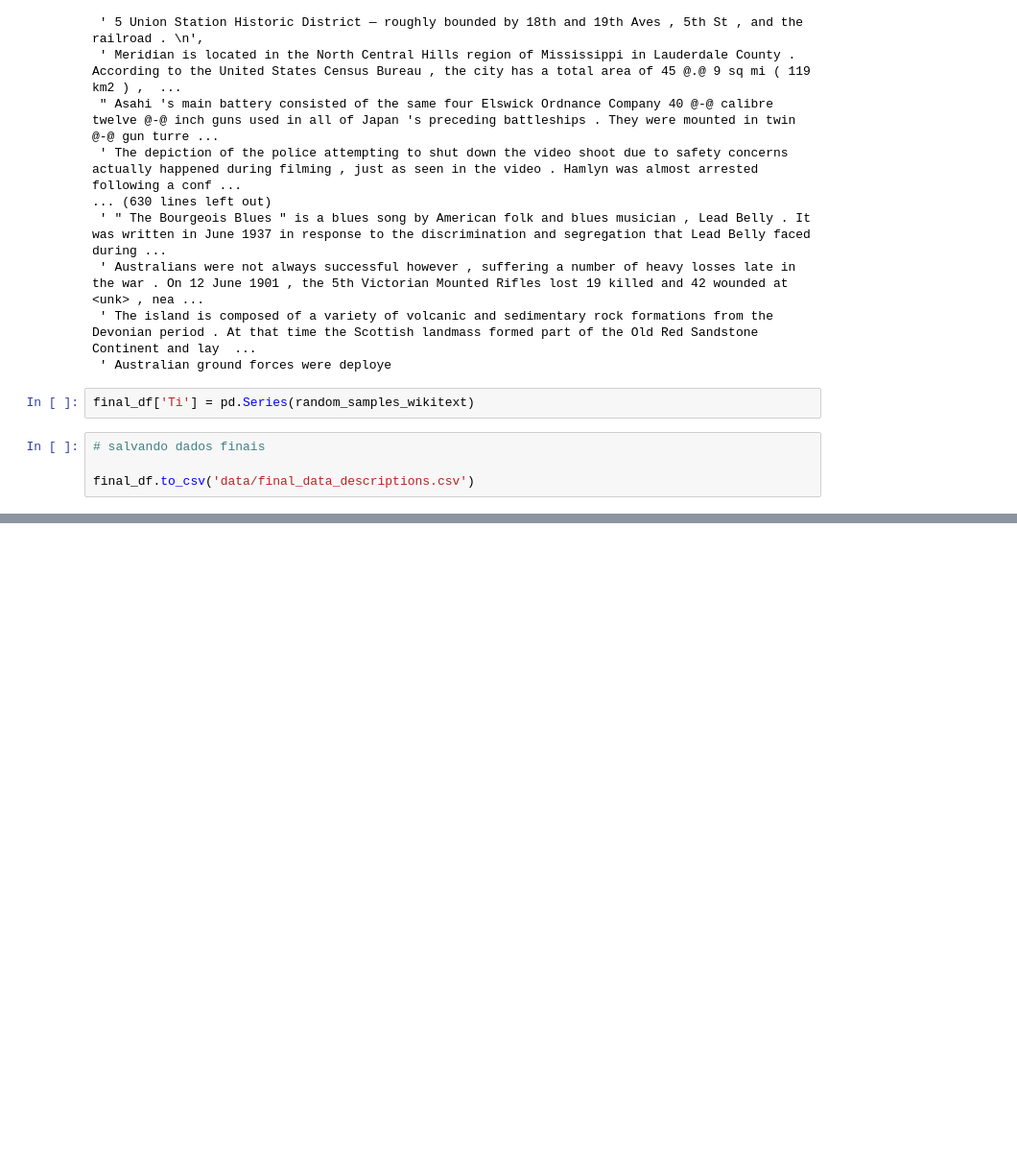
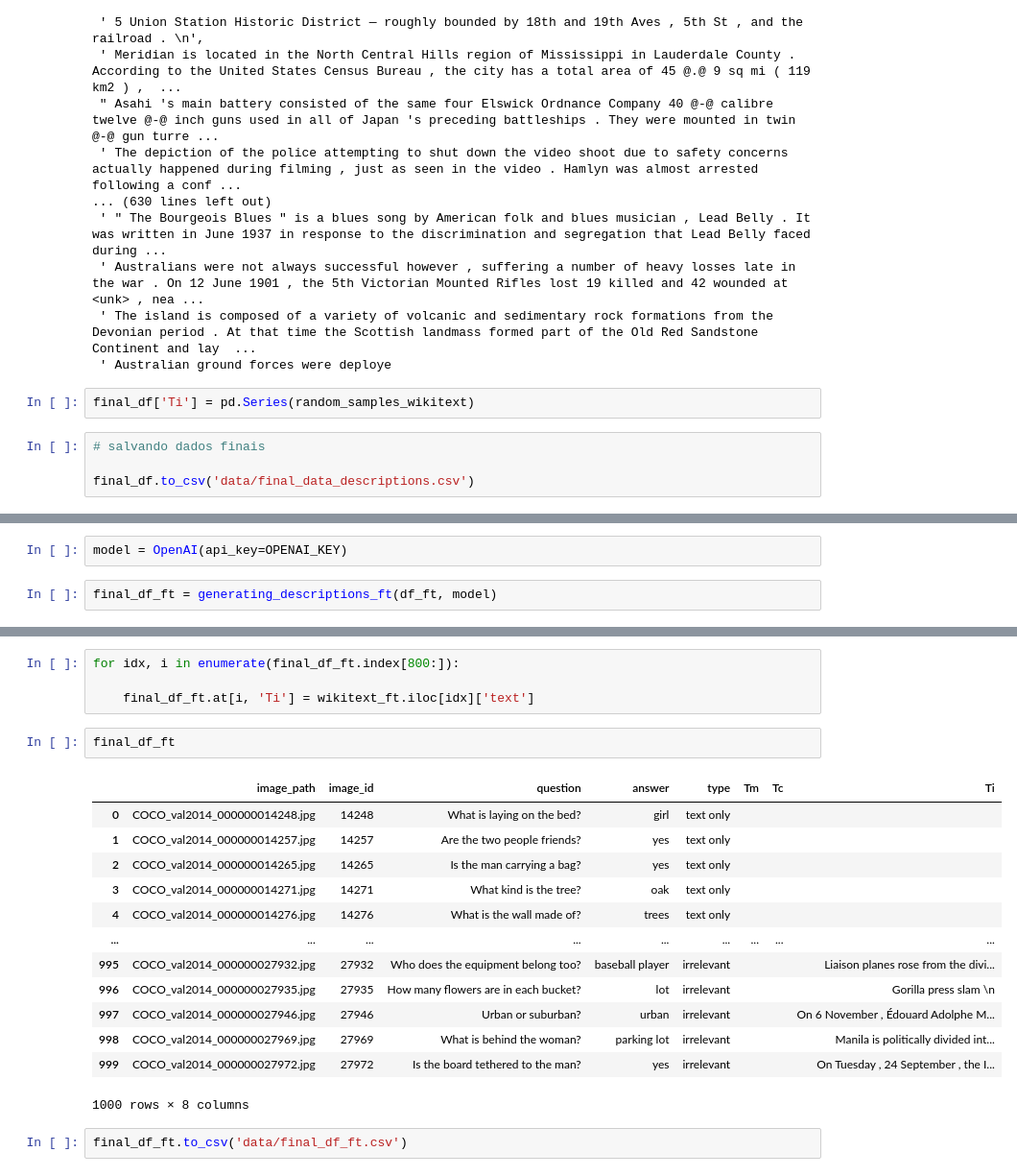
Before and after one commit to GabrielAlbuquerque01/projeto-visao, a Jupyter notebook: treatment_and_text_generation.ipynb, the cells around one changed output, grey strips where cells are left out. Shown: that part at 96% size. Drawn from its saved outputs; the diff is of its cells as text; blank space fills up the shorter version.

```diff
--- a/treatment_and_text_generation.ipynb
+++ b/treatment_and_text_generation.ipynb
@@ -424,0 +594,4 @@ final_df.to_csv('data/final_data_descriptions.csv')
+# %%
+model = OpenAI(api_key=OPENAI_KEY)
+# %%
+final_df_ft = generating_descriptions_ft(df_ft, model)
@@ -424,0 +616,22 @@ final_df.to_csv('data/final_data_descriptions.csv')
+# %%
+for idx, i in enumerate(final_df_ft.index[800:]):
+
+    final_df_ft.at[i, 'Ti'] = wikitext_ft.iloc[idx]['text']
+# %%
+final_df_ft
+# %% [output]
+|  | image_path | image_id | question | answer | type | Tm | Tc | Ti |
+| 0 | COCO_val2014_000000014248.jpg | 14248 | What is laying on the bed? | girl | text only |  |  |  |
+| 1 | COCO_val2014_000000014257.jpg | 14257 | Are the two people friends? | yes | text only |  |  |  |
+| 2 | COCO_val2014_000000014265.jpg | 14265 | Is the man carrying a bag? | yes | text only |  |  |  |
+| 3 | COCO_val2014_000000014271.jpg | 14271 | What kind is the tree? | oak | text only |  |  |  |
+| 4 | COCO_val2014_000000014276.jpg | 14276 | What is the wall made of? | trees | text only |  |  |  |
+| ... | ... | ... | ... | ... | ... | ... | ... | ... |
+| 995 | COCO_val2014_000000027932.jpg | 27932 | Who does the equipment belong too? | baseball player | irrelevant |  |  | Liaison planes rose from the divi... |
+| 996 | COCO_val2014_000000027935.jpg | 27935 | How many flowers are in each bucket? | lot | irrelevant |  |  | Gorilla press slam \n |
+| 997 | COCO_val2014_000000027946.jpg | 27946 | Urban or suburban? | urban | irrelevant |  |  | On 6 November , Édouard Adolphe M... |
+| 998 | COCO_val2014_000000027969.jpg | 27969 | What is behind the woman? | parking lot | irrelevant |  |  | Manila is politically divided int... |
+| 999 | COCO_val2014_000000027972.jpg | 27972 | Is the board tethered to the man? | yes | irrelevant |  |  | On Tuesday , 24 September , the I... |
+1000 rows × 8 columns
+# %%
+final_df_ft.to_csv('data/final_df_ft.csv')
```
Also changed, not shown: parts of 14 cells of this notebook, 12 other files.
